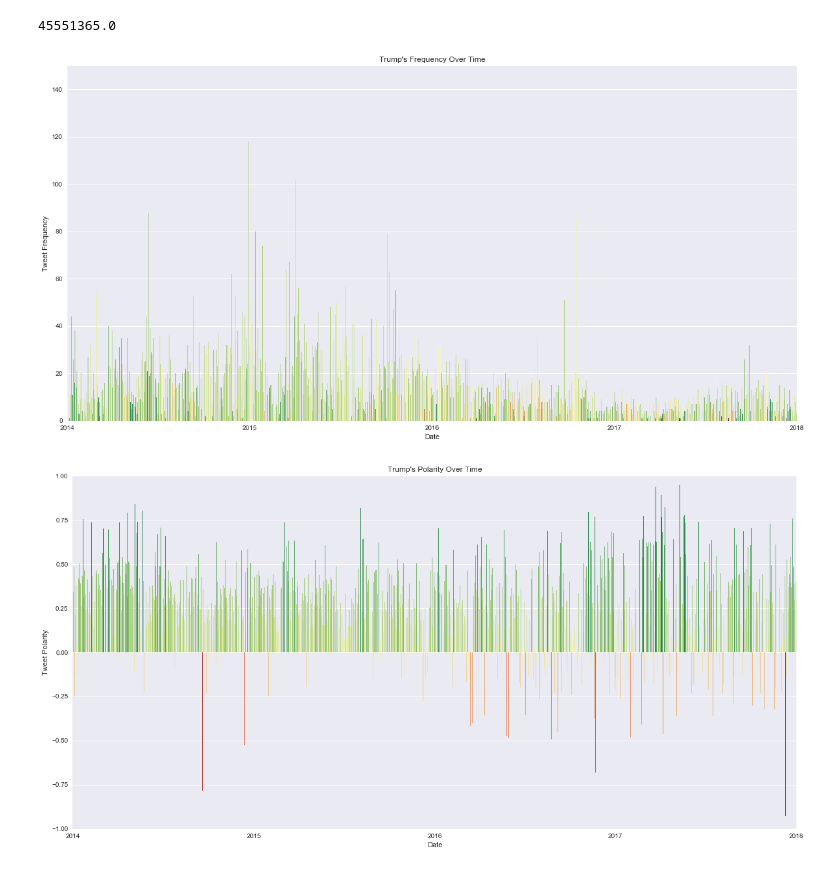
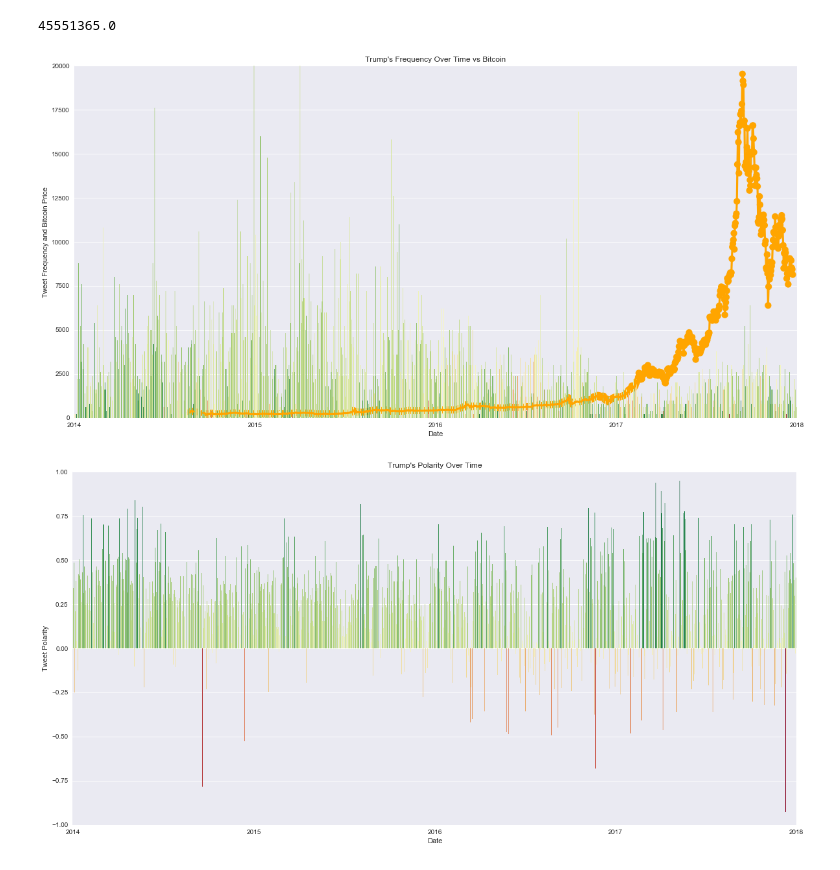
Before and after one commit to TEAbraham/Project-1, a Jupyter notebook: Data/Thomas Abraham.ipynb, the cells around one changed output. Drawn from its saved outputs; the diff is of its cells as text; code cells hidden in the pictures.

```diff
--- a/Data/Thomas Abraham.ipynb
+++ b/Data/Thomas Abraham.ipynb
@@ -12,7 +12,7 @@ trump_tweet = pd.read_csv('cleaned_merged.csv')
 nasdaq = pd.read_csv('Nasdaq.csv')
 dow_jones = pd.read_csv('DJI.csv')
 sp500 = pd.read_csv('SP_500.csv')
-bitcoin = pd.read_csv('coinbase_bitcoin.csv')
+final_data = pd.read_csv('final_data.csv')
 # %%
 trump_tweet.head()
 # %% [output]
@@ -46,18 +46,19 @@ trump_tweet.Avg_Followers.max()
 # %%
 x = ['2013','2014','2015','2016','2017','2018']
 
 sns.set(rc={'figure.figsize':(20,10)})
-g=sns.barplot(x=trump_tweet.Date, y=trump_tweet['# of Text'], palette=mpl.cm.ScalarMappable(cmap='RdYlGn').to_rgba(trump_tweet['Avg_Compound']))
+g=sns.pointplot(x=final_data.Date, y=final_data['BTC_close'],color='orange')
+g=sns.barplot(x=trump_tweet.Date, y=trump_tweet['# of Text']*200, palette=mpl.cm.ScalarMappable(cmap='RdYlGn').to_rgba(trump_tweet['Avg_Compound']))
 
 g.xaxis.set_major_locator(ticker.MultipleLocator(359))
 g.xaxis.set_major_formatter(ticker.FixedFormatter(x))
 
-plt.title(f"Trump's Frequency Over Time")
-plt.ylabel("Tweet Frequency")
-plt.ylim(0,150)
+plt.title(f"Trump's Frequency Over Time vs Bitcoin")
+plt.ylabel("Tweet Frequency and Bitcoin Price")
+plt.ylim(0,20000)
 plt.show()
 # %% [output]
-[figure, old version]
+[figure, new version]
 # %%
 x = ['2013','2014','2015','2016','2017','2018']
 
```
Also changed, not shown: 2 other files.
